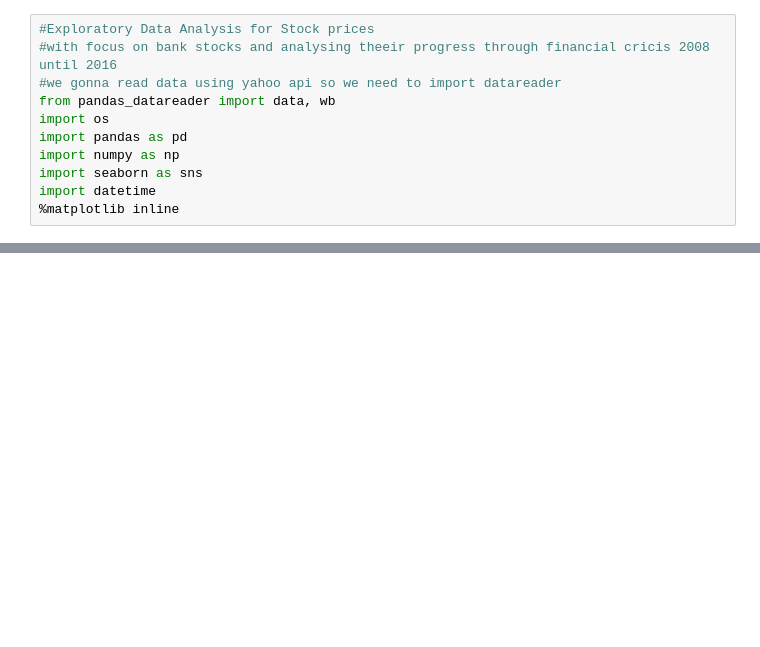
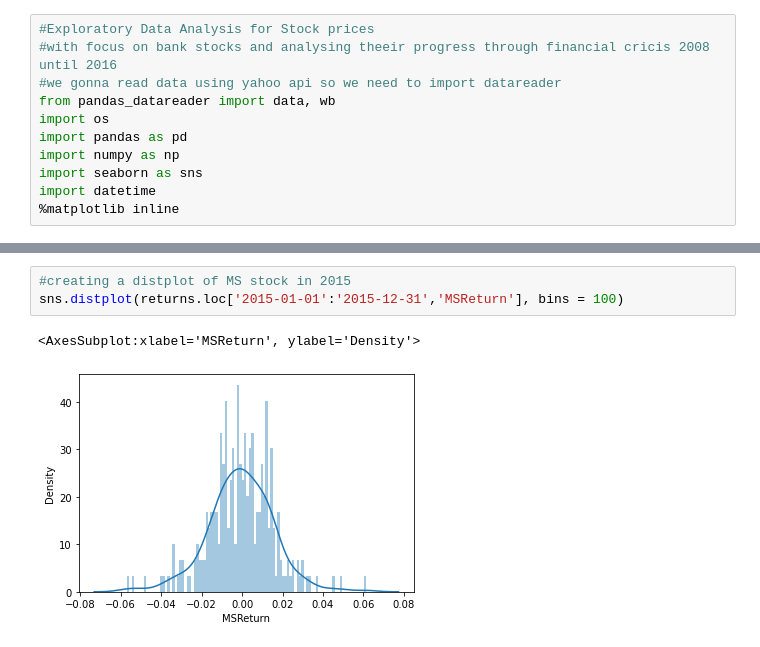
Before and after one commit to samghanbarian/data-science-bootcamp-with-python, a Jupyter notebook: Stock Analysis.ipynb, the cells around one changed output, grey strips where cells are left out. Cells and saved outputs as stored; diff of their text form; blank space fills up the shorter version.

```diff
--- a/Stock Analysis.ipynb
+++ b/Stock Analysis.ipynb
@@ -70,0 +141,6 @@ returns.info
+# %%
+#creating a distplot of MS stock in 2015
+sns.distplot(returns.loc['2015-01-01':'2015-12-31','MSReturn'], bins = 100)
+# %% [output]
+<AxesSubplot:xlabel='MSReturn', ylabel='Density'>
+[figure, added]
```
Also changed, not shown: parts of 9 cells of this notebook.
